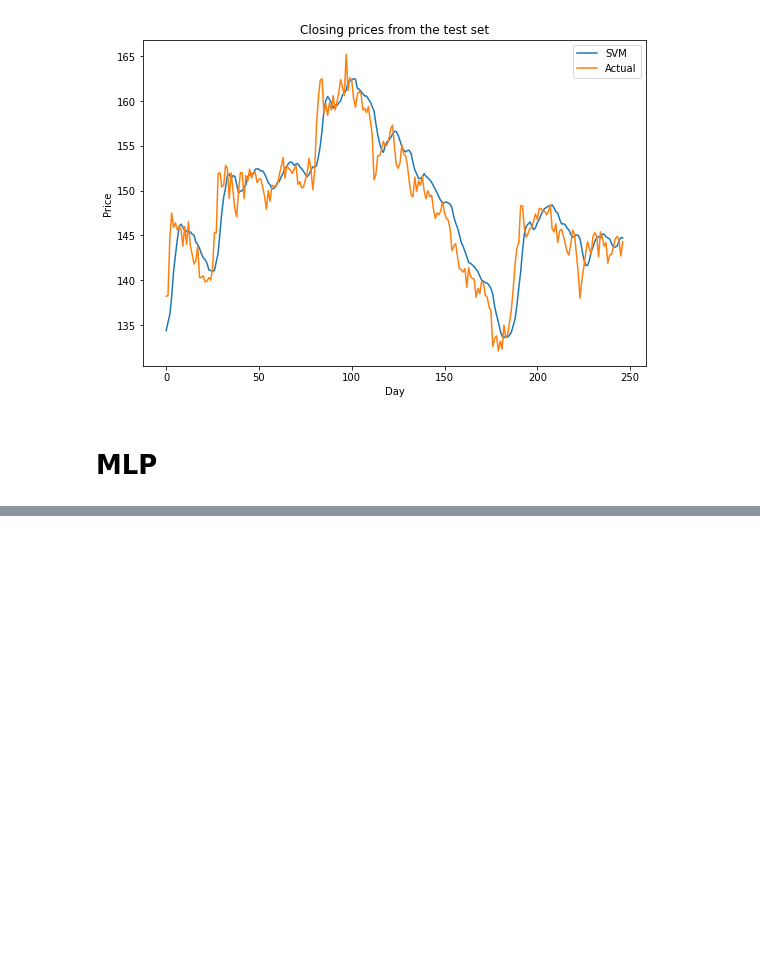
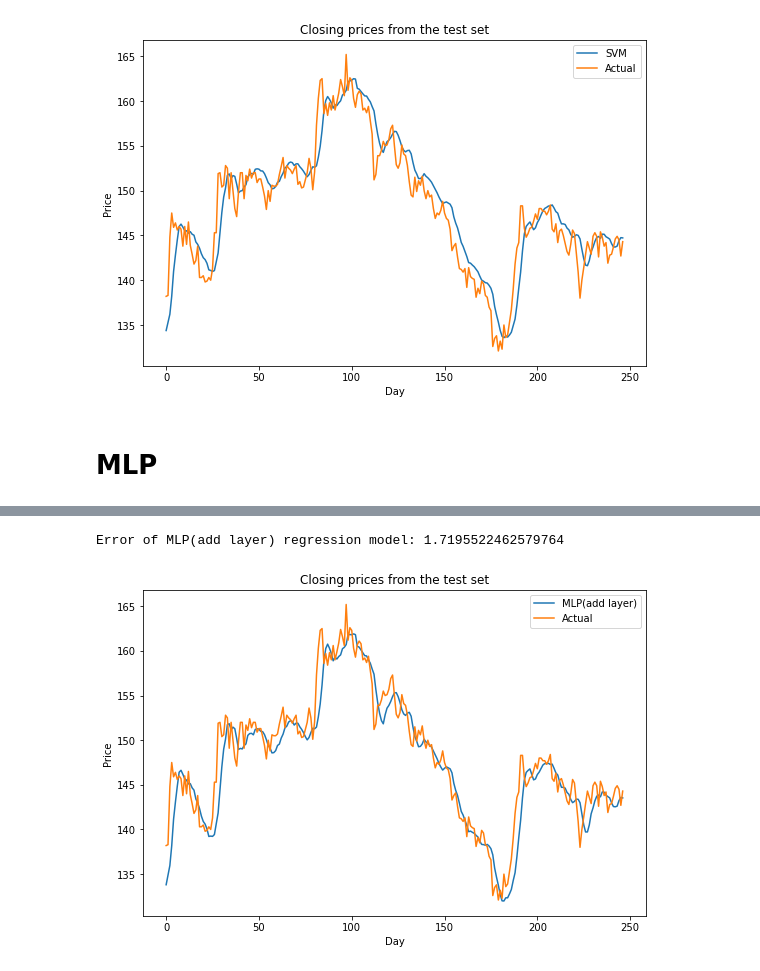
Before and after one commit to thomasleung2018/comp5513_assignment1, a Jupyter notebook: Q2/Q2.ipynb, the cells around one changed output, grey strips where cells are left out. Drawn from its saved outputs; the diff is of its cells as text; code cells hidden in the pictures; blank space fills up the shorter version.

```diff
--- a/Q2/Q2.ipynb
+++ b/Q2/Q2.ipynb
@@ -158,0 +159,27 @@ Error of MLP regression model: 1.873836508610731
+# %%
+model = MLPRegressor(hidden_layer_sizes=(256,64,32,1),solver='adam')
+model.fit(Xdata_Train, Ydata_Train)
+
+# get predictions
+y_pred = model.predict(Xdata_Test)
+
+# calculate error
+model_name = "MLP(add layer)"
+model_data[model_name] = {
+    "error": mean_absolute_error(y_pred, Ydata_Test),
+    "predictions": y_pred
+}
+print("Error of " + model_name + " regression model:", model_data[model_name]["error"])
+
+# plot the results
+plt.figure(figsize=(9,6))
+plt.title("Closing prices from the test set")
+plt.plot(y_pred, label=model_name)
+plt.plot(Ydata_Test, label="Actual")
+plt.ylabel('Price')
+plt.xlabel('Day')
+plt.legend()
+plt.show()
+# %% [output]
+Error of MLP(add layer) regression model: 1.7195522462579764
+[figure, added]
```
Also changed, not shown: parts of 2 cells of this notebook.
